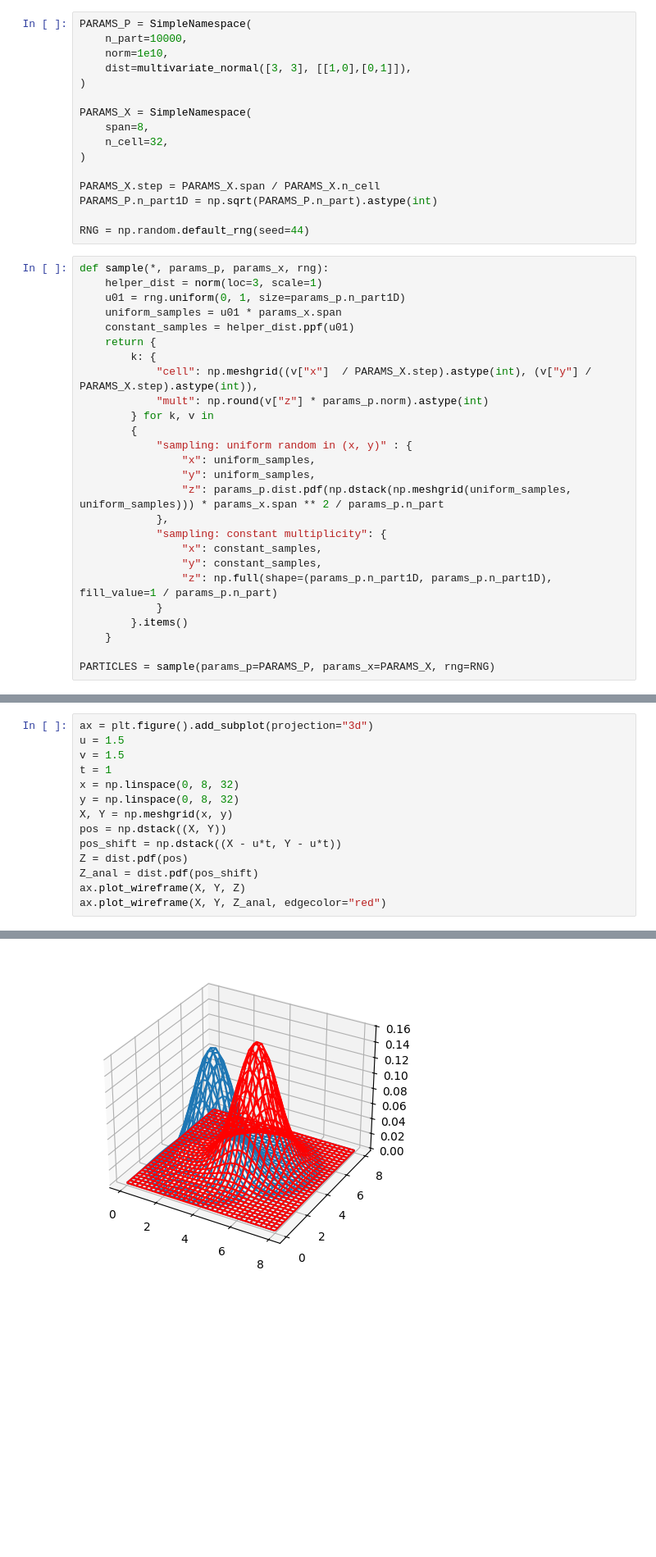
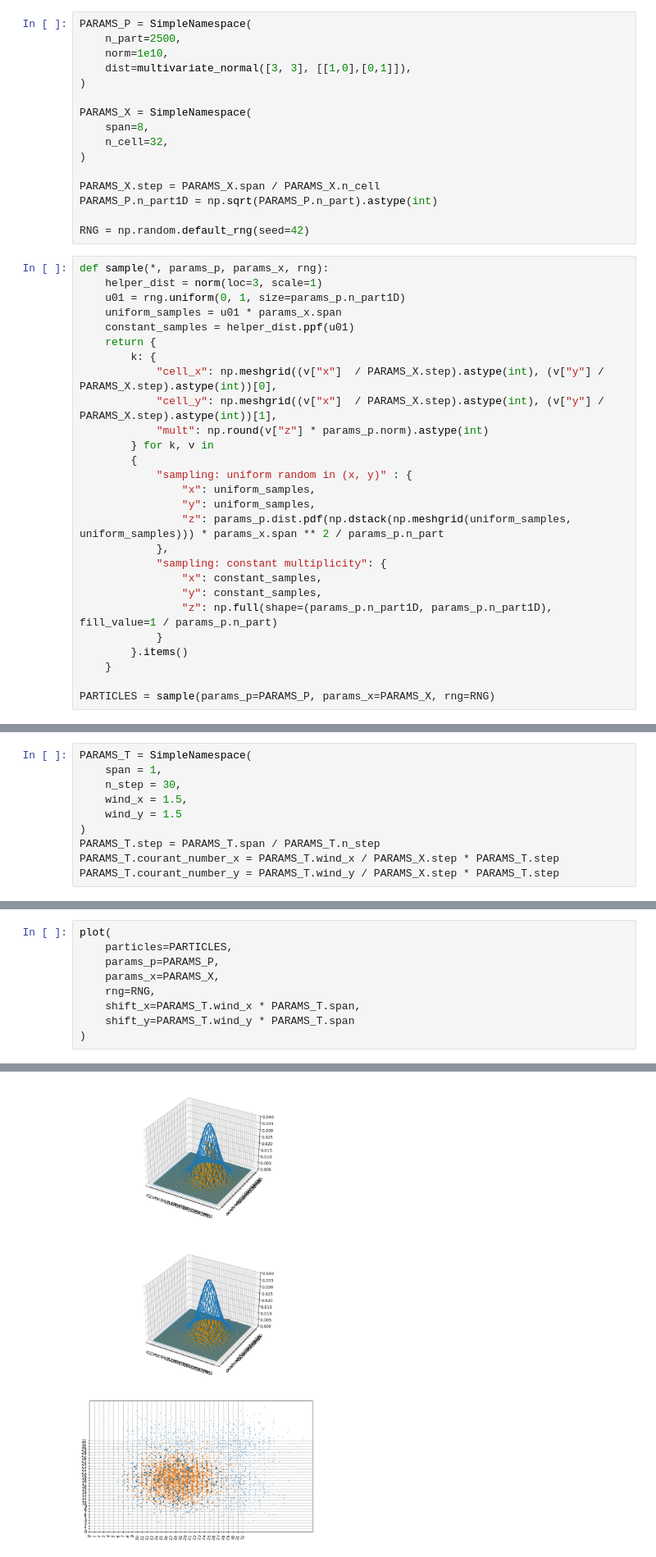
Before and after one commit to Tosiekdev/modeling-of-physical-systems, a Jupyter notebook: lab06.ipynb, the cells around one changed output, grey strips where cells are left out. Shown at 82% size. Saved outputs shown, nothing was run; the diff lists cells and outputs as text; blank space fills up the shorter version.

```diff
--- a/lab06.ipynb
+++ b/lab06.ipynb
@@ -14,7 +14,7 @@ import matplotlib.pyplot as plt
 from scipy.stats import multivariate_normal, norm
 # %%
 PARAMS_P = SimpleNamespace(
-    n_part=10000,
+    n_part=2500,
     norm=1e10,
     dist=multivariate_normal([3, 3], [[1,0],[0,1]]),
 )
@@ -27,7 +27,7 @@ PARAMS_X = SimpleNamespace(
 PARAMS_X.step = PARAMS_X.span / PARAMS_X.n_cell
 PARAMS_P.n_part1D = np.sqrt(PARAMS_P.n_part).astype(int)
 
-RNG = np.random.default_rng(seed=44)
+RNG = np.random.default_rng(seed=42)
 # %%
 def sample(*, params_p, params_x, rng):
     helper_dist = norm(loc=3, scale=1)
@@ -36,7 +36,8 @@ def sample(*, params_p, params_x, rng):
     constant_samples = helper_dist.ppf(u01)
     return {
         k: {
-            "cell": np.meshgrid((v["x"]  / PARAMS_X.step).astype(int), (v["y"] / PARAMS_X.step).astype(int)),
+            "cell_x": np.meshgrid((v["x"]  / PARAMS_X.step).astype(int), (v["y"] / PARAMS_X.step).astype(int))[0],
+            "cell_y": np.meshgrid((v["x"]  / PARAMS_X.step).astype(int), (v["y"] / PARAMS_X.step).astype(int))[1],
             "mult": np.round(v["z"] * params_p.norm).astype(int)
         } for k, v in
         {
@@ -105,0 +109,10 @@ plot(particles=PARTICLES, params_p=PARAMS_P, params_x=PARAMS_X, rng=RNG)
+# %%
+PARAMS_T = SimpleNamespace(
+    span = 1,
+    n_step = 30,
+    wind_x = 1.5,
+    wind_y = 1.5
+)
+PARAMS_T.step = PARAMS_T.span / PARAMS_T.n_step
+PARAMS_T.courant_number_x = PARAMS_T.wind_x / PARAMS_X.step * PARAMS_T.step
+PARAMS_T.courant_number_y = PARAMS_T.wind_y / PARAMS_X.step * PARAMS_T.step
@@ -106,15 +137,10 @@ plot(particles=PARTICLES, params_p=PARAMS_P, params_x=PARAMS_X, rng=RNG)
 # %%
-ax = plt.figure().add_subplot(projection="3d")
-u = 1.5
-v = 1.5
-t = 1
-x = np.linspace(0, 8, 32)
-y = np.linspace(0, 8, 32)
-X, Y = np.meshgrid(x, y)
-pos = np.dstack((X, Y))
-pos_shift = np.dstack((X - u*t, Y - u*t))
-Z = dist.pdf(pos)
-Z_anal = dist.pdf(pos_shift)
-ax.plot_wireframe(X, Y, Z)
-ax.plot_wireframe(X, Y, Z_anal, edgecolor="red")
+plot(
+    particles=PARTICLES,
+    params_p=PARAMS_P,
+    params_x=PARAMS_X,
+    rng=RNG,
+    shift_x=PARAMS_T.wind_x * PARAMS_T.span,
+    shift_y=PARAMS_T.wind_y * PARAMS_T.span
+)
 # %% [output]
@@ -122 +147 @@ ax.plot_wireframe(X, Y, Z_anal, edgecolor="red")
-[figure, old version]
+[figure, new version]
```
Also changed, not shown: parts of 4 cells of this notebook.
